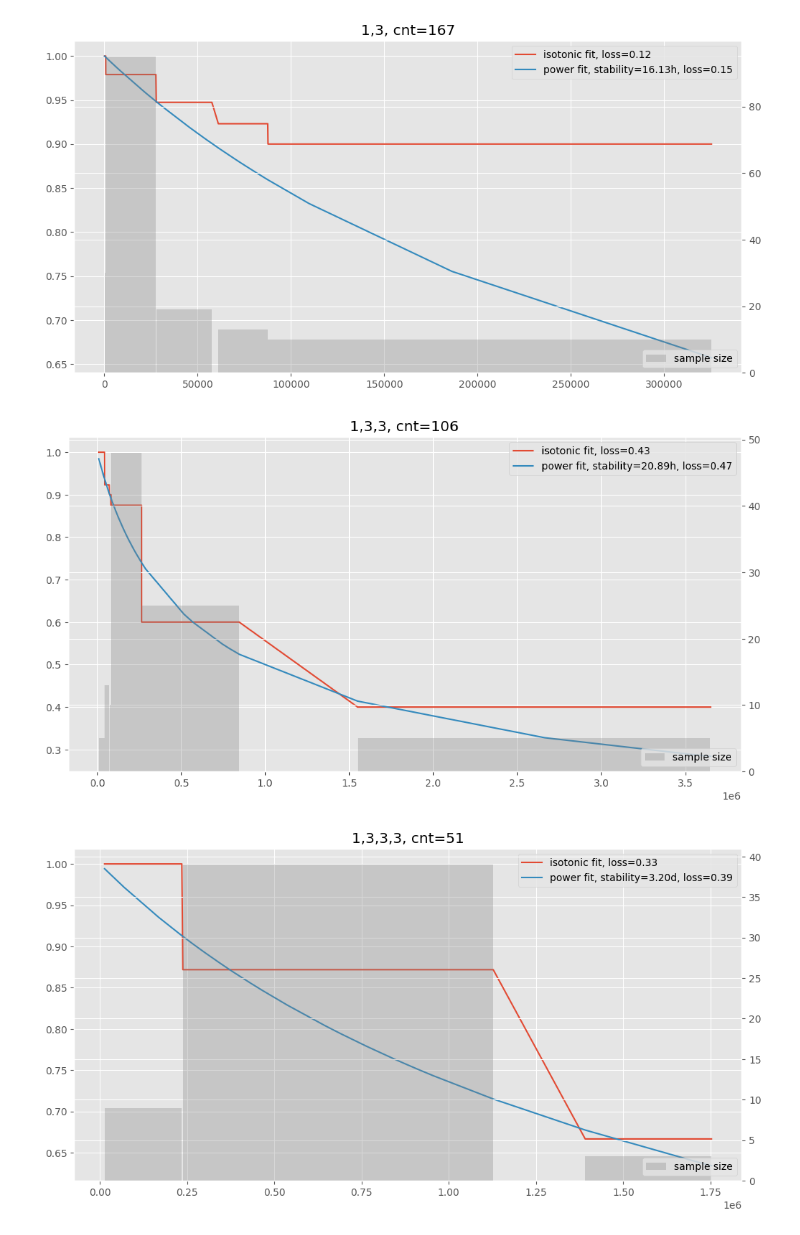
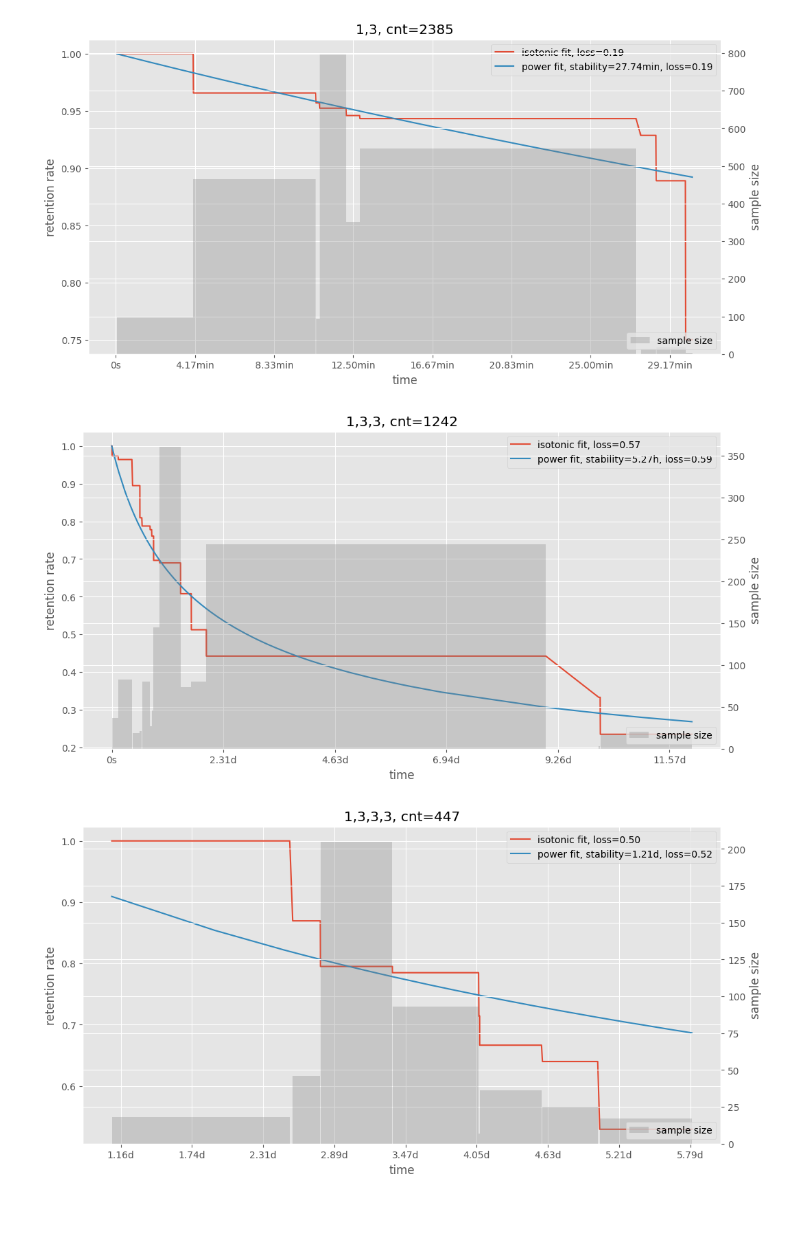
Before and after one commit to open-spaced-repetition/short-term-memory-research, a Jupyter notebook: isotonic.ipynb, the cells around one changed output. Saved outputs shown, nothing was run; the diff lists cells and outputs as text; code cells hidden in the pictures.

Commit message:
improve readability of x-ticks of forgetting curve

```diff
--- a/isotonic.ipynb
+++ b/isotonic.ipynb
@@ -9,7 +9,7 @@ from scipy.optimize import minimize
 
 plt.style.use("ggplot")
 
-df = pd.read_csv("processed/2.csv")
+df = pd.read_csv("processed/13.csv")
 df.head()
 # %% [output]
 |  | review_time | card_id | rating | review_state | is_learn_start | sequence_group | last_learn_start | ... |
@@ -39,6 +39,7 @@ def fit_stability(delta_t, retention, size, decay=DECAY):
     res = minimize(loss, x0=1, bounds=[(0.1, None)])
     return res.x[0]
 
+
 for r_history in (
     "1",
     "1,2",
@@ -59,12 +60,19 @@ for r_history in (
     "3,3,3,3,3,3,3",
     "3,3,3,3,3,3,3,3",
 ):
-
-    x, y = df[df['r_history'] == r_history][['delta_t', 'y']].sort_values(by='delta_t').values.T
+    data = df[df["r_history"] == r_history][["delta_t", "y"]]
+    Q1 = data["delta_t"].quantile(0.25)
+    Q3 = data["delta_t"].quantile(0.75)
+    IQR = Q3 - Q1
+    lower_bound = Q1 - 1.5 * IQR
+    upper_bound = Q3 + 1.5 * IQR
+    filtered_data = data[
+        (data["delta_t"] >= lower_bound) & (data["delta_t"] <= upper_bound)
+    ]
+    x, y = filtered_data.sort_values(by="delta_t").values.T
 
     if all(y == 1):
         continue
-    # print(y)
 
     ir = IsotonicRegression(y_min=0, y_max=1, increasing=False)
     ir.fit(x, y)
@@ -73,10 +81,17 @@ for r_history in (
     loss_ir = log_loss(y, y_ir)
 
     s_seconds = fit_stability(x, y_ir, np.ones_like(x))
-    s = f"{s_seconds:.2f}s" if s_seconds < 60 else (
-        f"{s_seconds/60:.2f}min" if s_seconds < 3600 else (
-            f"{s_seconds/3600:.2f}h" if s_seconds < 86400 else
-            f"{s_seconds/86400:.2f}d"
+    s = (
+        f"{s_seconds:.2f}s"
+        if s_seconds < 60
+        else (
+            f"{s_seconds/60:.2f}min"
+            if s_seconds < 3600
+            else (
+                f"{s_seconds/3600:.2f}h"
+                if s_seconds < 86400
+                else f"{s_seconds/86400:.2f}d"
+            )
         )
     )
     y_pred = power_forgetting_curve(x, s_seconds)
@@ -86,9 +101,8 @@ for r_history in (
     # print(y_pred)
     fig, ax1 = plt.subplots(figsize=(12, 6))
     # ax1.plot(x, y, 'o', label='data')
-    ax1.plot(x, y_ir, '-', label=f'isotonic fit, loss={loss_ir:.2f}')
-    ax1.plot(x, y_pred, '-', label=f'power fit, stability={s}, loss={loss:.2f}')
-
+    ax1.plot(x, y_ir, "-", label=f"isotonic fit, loss={loss_ir:.2f}")
+    ax1.plot(x, y_pred, "-", label=f"power fit, stability={s}, loss={loss:.2f}")
 
     unique_y_ir = np.unique(y_ir)
     segment_counts = []
@@ -101,9 +115,34 @@ for r_history in (
         segment_widths.append(np.max(x[mask]) - np.min(x[mask]))
 
     ax2 = ax1.twinx()
-    ax2.bar(segment_x, segment_counts, alpha=0.3, width=segment_widths, color='gray', label='sample size', align='edge')
-    ax1.set_title(f'{r_history}, cnt={cnt}')
-    ax1.legend(loc='upper right')
-    ax2.legend(loc='lower right')
+    ax2.bar(
+        segment_x,
+        segment_counts,
+        alpha=0.3,
+        width=segment_widths,
+        color="gray",
+        label="sample size",
+        align="edge",
+    )
+    ax1.set_title(f"{r_history}, cnt={cnt}")
+    ax1.legend(loc="upper right")
+    ax2.legend(loc="lower right")
+
+    # 设置x轴刻度
+    def format_time(x, pos):
+        if x < 60:
+            return f"{x:.0f}s"
+        elif x < 3600:
+            return f"{x/60:.2f}min"
+        elif x < 86400:
+            return f"{x/3600:.2f}h"
+        else:
+            return f"{x/86400:.2f}d"
+
+    ax1.xaxis.set_major_formatter(plt.FuncFormatter(format_time))
+    ax1.set_xlabel("time")
+    ax1.set_ylabel("retention rate")
+    ax2.set_ylabel("sample size")
+
     plt.show()
 # %% [output]
@@ -112,3 +151,3 @@ for r_history in (
-[figure, old version]
+[figure, new version]
-[figure, old version]
+[figure, new version]
-[figure, old version]
+[figure, new version]
```
Also changed, not shown: parts of 2 cells of this notebook.
